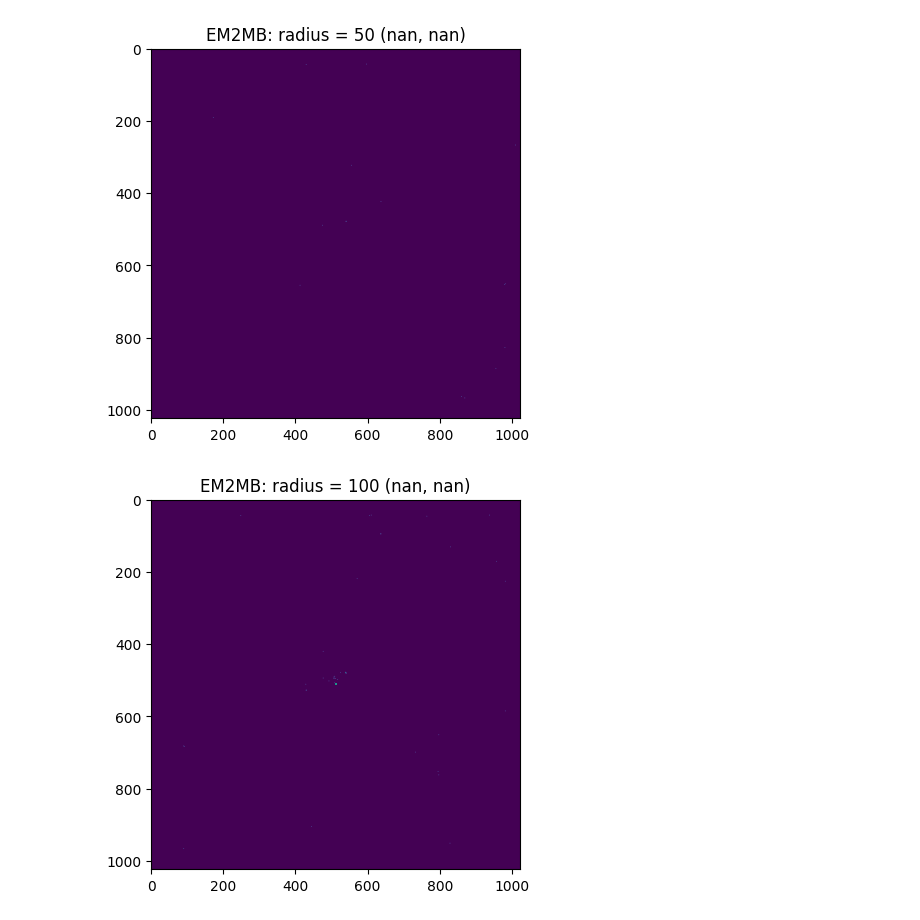
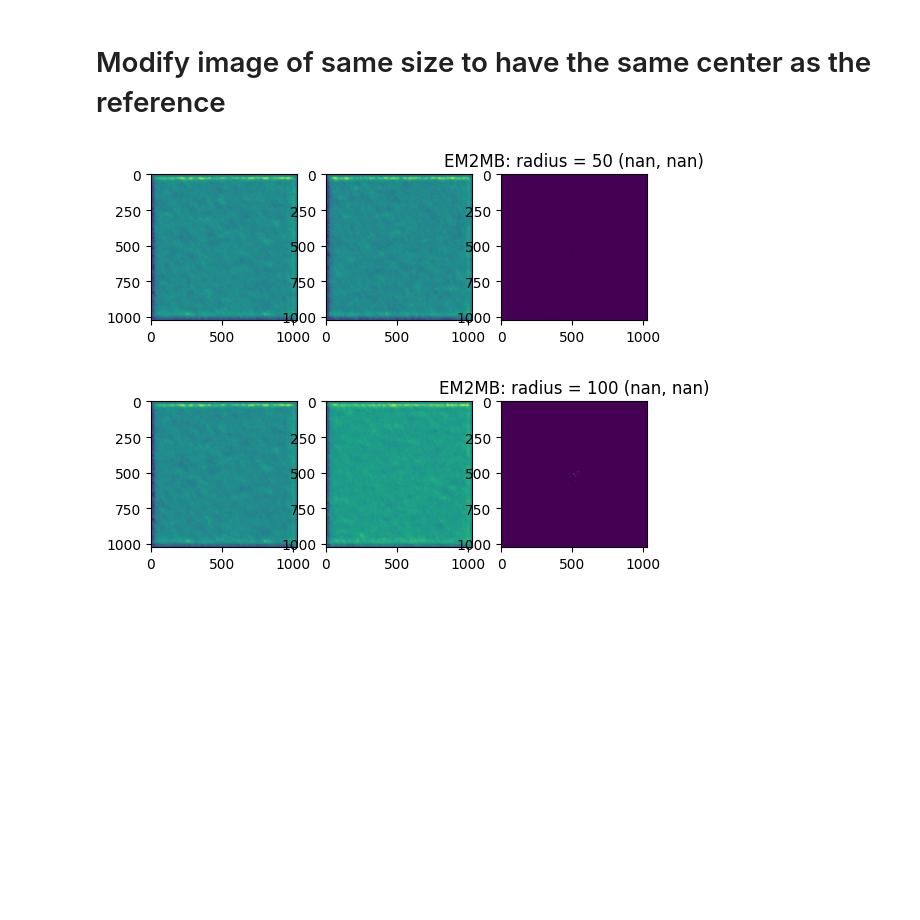
Before and after one commit to cfpark00/SmartEM, a Jupyter notebook: experiments/unet-fov.ipynb, the cells around one changed output. Drawn from its saved outputs; the diff is of its cells as text; code cells hidden in the pictures; blank space fills up the shorter version.

```diff
--- a/experiments/unet-fov.ipynb
+++ b/experiments/unet-fov.ipynb
@@ -32,26 +32,31 @@ UNet(
     (conv): Conv2d(64, 2, kernel_size=(1, 1), stride=(1, 1))
   )
 )
+# %% [markdown]
+# Modify image of same size to have the same center as the reference
 # %%
 im_ref = torch.randn((1, 1, 1024, 1024), device=device, dtype=torch.float32)
 out_ref = em2mb_net(im_ref).cpu().detach().numpy()
 out_ref = np.squeeze(out_ref[0,0,:,:])
 
 for r in range(50, 200, 50):
     im_rand = torch.randn((1, 1, 1024, 1024), device=device, dtype=torch.float32)
     im_rand[:,:,512-r:512+r,512-r:512+r] = im_ref[:,:,512-r:512+r,512-r:512+r]
     out_rand = em2mb_net(im_rand).cpu().detach().numpy()
     out_rand = np.squeeze(out_rand[0,0,:,:])
 
     if r > 100:
         sum = np.sum(out_ref == out_rand, axis=0)
         equal_idxs = np.where(sum > 20)[0]
     else:
         equal_idxs = [np.nan, np.nan]
 
-    plt.imshow(out_ref == out_rand)
+    f, axs = plt.subplots(ncols=3)
+    axs[0].imshow(out_ref)
+    axs[1].imshow(out_rand)
+    axs[2].imshow(out_ref == out_rand)
     plt.title(f"EM2MB: radius = {r} {(equal_idxs[0], equal_idxs[-1])}")
     plt.show()
 # %% [output]
-[figure, old version]
+[figure, new version]
-[figure, old version]
+[figure, new version]
```
Also changed, not shown: parts of 3 cells of this notebook.
